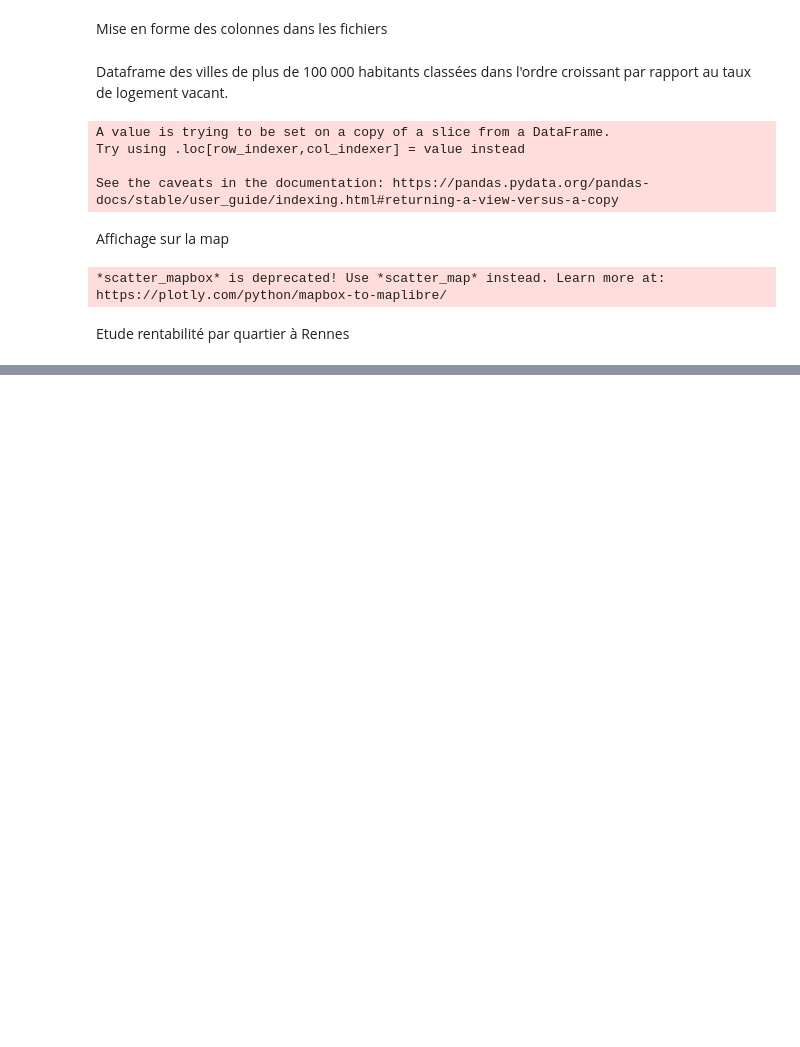
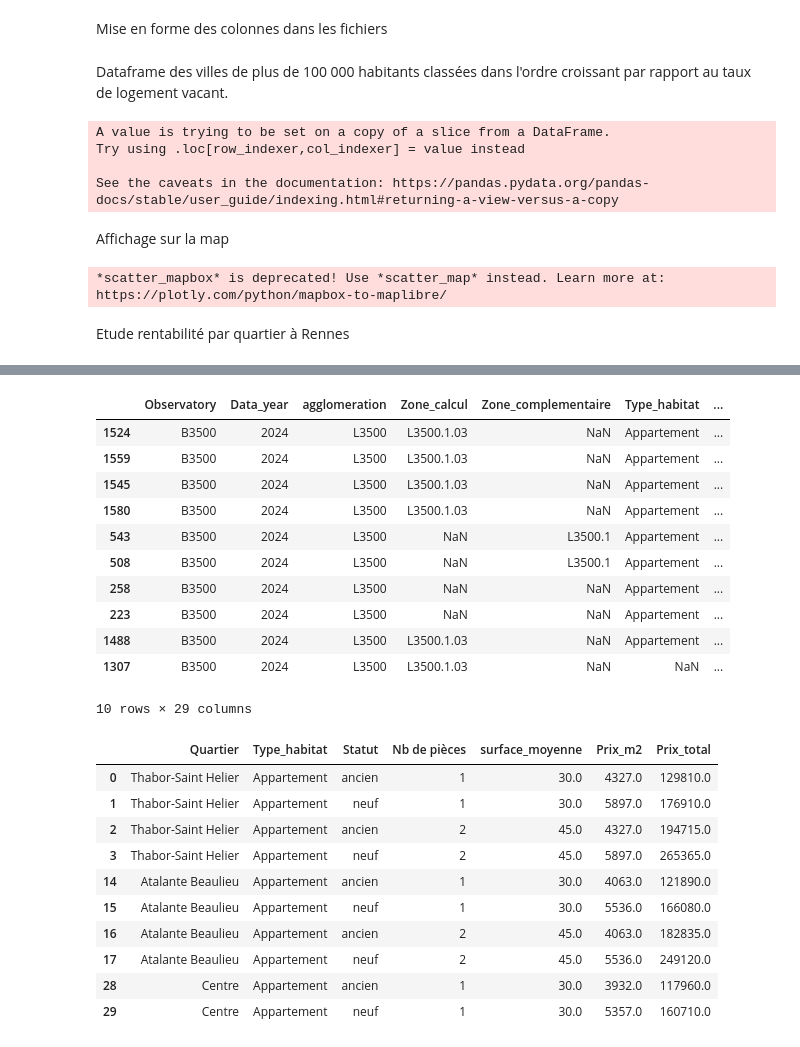
Before and after one commit to adam2504/Analyse_Donnees_Foncieres, a Jupyter notebook: notebook_lucien.ipynb, the cells around one changed output, grey strips where cells are left out. Cells and saved outputs as stored; diff of their text form; code cells hidden in the pictures; blank space fills up the shorter version.

```diff
--- a/notebook_lucien.ipynb
+++ b/notebook_lucien.ipynb
@@ -285,0 +258,27 @@ rentabilite = loyer / prix d'achat au metre carre
+# %%
+display(df2.head(10))
+display(df_etudiants.head(10))
+# %% [output]
+|  | Observatory | Data_year | agglomeration | Zone_calcul | Zone_complementaire | Type_habitat | ... |
+| 1524 | B3500 | 2024 | L3500 | L3500.1.03 | NaN | Appartement | ... |
+| 1559 | B3500 | 2024 | L3500 | L3500.1.03 | NaN | Appartement | ... |
+| 1545 | B3500 | 2024 | L3500 | L3500.1.03 | NaN | Appartement | ... |
+| 1580 | B3500 | 2024 | L3500 | L3500.1.03 | NaN | Appartement | ... |
+| 543 | B3500 | 2024 | L3500 | NaN | L3500.1 | Appartement | ... |
+| 508 | B3500 | 2024 | L3500 | NaN | L3500.1 | Appartement | ... |
+| 258 | B3500 | 2024 | L3500 | NaN | NaN | Appartement | ... |
+| 223 | B3500 | 2024 | L3500 | NaN | NaN | Appartement | ... |
+| 1488 | B3500 | 2024 | L3500 | L3500.1.03 | NaN | Appartement | ... |
+| 1307 | B3500 | 2024 | L3500 | L3500.1.03 | NaN | NaN | ... |
+10 rows × 29 columns
+|  | Quartier | Type_habitat | Statut | Nb de pièces | surface_moyenne | Prix_m2 | Prix_total |
+| 0 | Thabor-Saint Helier | Appartement | ancien | 1 | 30.0 | 4327.0 | 129810.0 |
+| 1 | Thabor-Saint Helier | Appartement | neuf | 1 | 30.0 | 5897.0 | 176910.0 |
+| 2 | Thabor-Saint Helier | Appartement | ancien | 2 | 45.0 | 4327.0 | 194715.0 |
+| 3 | Thabor-Saint Helier | Appartement | neuf | 2 | 45.0 | 5897.0 | 265365.0 |
+| 14 | Atalante Beaulieu | Appartement | ancien | 1 | 30.0 | 4063.0 | 121890.0 |
+| 15 | Atalante Beaulieu | Appartement | neuf | 1 | 30.0 | 5536.0 | 166080.0 |
+| 16 | Atalante Beaulieu | Appartement | ancien | 2 | 45.0 | 4063.0 | 182835.0 |
+| 17 | Atalante Beaulieu | Appartement | neuf | 2 | 45.0 | 5536.0 | 249120.0 |
+| 28 | Centre | Appartement | ancien | 1 | 30.0 | 3932.0 | 117960.0 |
+| 29 | Centre | Appartement | neuf | 1 | 30.0 | 5357.0 | 160710.0 |
```
Also changed, not shown: parts of 5 cells of this notebook.
